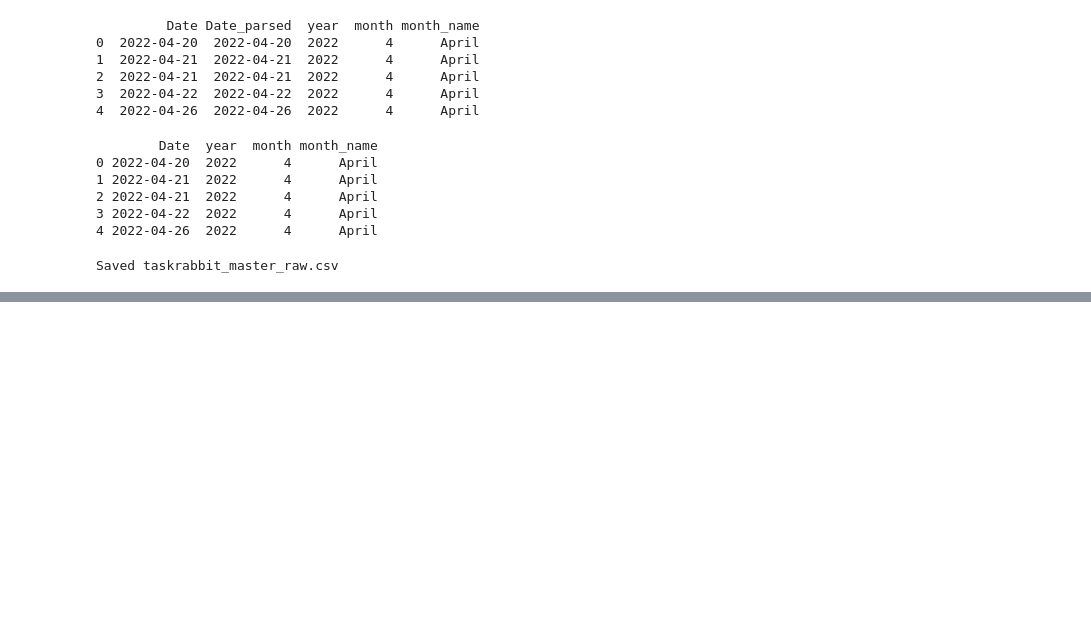
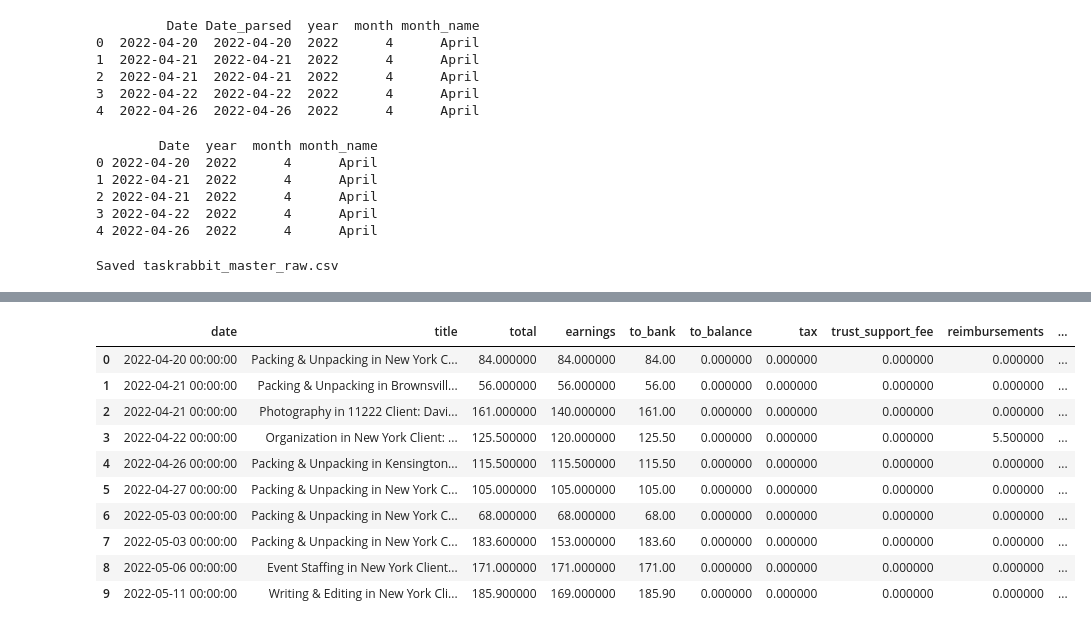
Before and after one commit to Data-Laur/taskrabbit-analysis, a Jupyter notebook: notebooks/01_data_cleaning.ipynb, the cells around one changed output, grey strips where cells are left out. Saved outputs shown, nothing was run; the diff lists cells and outputs as text; code cells hidden in the pictures; blank space fills up the shorter version.

```diff
--- a/notebooks/01_data_cleaning.ipynb
+++ b/notebooks/01_data_cleaning.ipynb
@@ -148,0 +256,26 @@ Saved taskrabbit_master_raw.csv
+# %%
+styled = (
+    df.head(10)
+      .style
+      .set_table_styles([
+        {'selector': 'table',
+         'props': [('border-collapse', 'collapse'),
+                   ('border', '1px solid black')]},
+        {'selector': 'th, td',
+         'props': [('border', '1px solid black'),
+                   ('padding', '4px')]}
+      ])
+)
+display(styled)
+# %% [output]
+|  | date | title | total | earnings | to_bank | to_balance | tax | trust_support_fee | reimbursements | ... |
+| 0 | 2022-04-20 00:00:00 | Packing & Unpacking in New York C... | 84.000000 | 84.000000 | 84.00 | 0.000000 | 0.000000 | 0.000000 | 0.000000 | ... |
+| 1 | 2022-04-21 00:00:00 | Packing & Unpacking in Brownsvill... | 56.000000 | 56.000000 | 56.00 | 0.000000 | 0.000000 | 0.000000 | 0.000000 | ... |
+| 2 | 2022-04-21 00:00:00 | Photography in 11222 Client: Davi... | 161.000000 | 140.000000 | 161.00 | 0.000000 | 0.000000 | 0.000000 | 0.000000 | ... |
+| 3 | 2022-04-22 00:00:00 | Organization in New York Client: ... | 125.500000 | 120.000000 | 125.50 | 0.000000 | 0.000000 | 0.000000 | 5.500000 | ... |
+| 4 | 2022-04-26 00:00:00 | Packing & Unpacking in Kensington... | 115.500000 | 115.500000 | 115.50 | 0.000000 | 0.000000 | 0.000000 | 0.000000 | ... |
+| 5 | 2022-04-27 00:00:00 | Packing & Unpacking in New York C... | 105.000000 | 105.000000 | 105.00 | 0.000000 | 0.000000 | 0.000000 | 0.000000 | ... |
+| 6 | 2022-05-03 00:00:00 | Packing & Unpacking in New York C... | 68.000000 | 68.000000 | 68.00 | 0.000000 | 0.000000 | 0.000000 | 0.000000 | ... |
+| 7 | 2022-05-03 00:00:00 | Packing & Unpacking in New York C... | 183.600000 | 153.000000 | 183.60 | 0.000000 | 0.000000 | 0.000000 | 0.000000 | ... |
+| 8 | 2022-05-06 00:00:00 | Event Staffing in New York Client... | 171.000000 | 171.000000 | 171.00 | 0.000000 | 0.000000 | 0.000000 | 0.000000 | ... |
+| 9 | 2022-05-11 00:00:00 | Writing & Editing in New York Cli... | 185.900000 | 169.000000 | 185.90 | 0.000000 | 0.000000 | 0.000000 | 0.000000 | ... |
```
Also changed, not shown: parts of 38 cells of this notebook, 5 other files.
